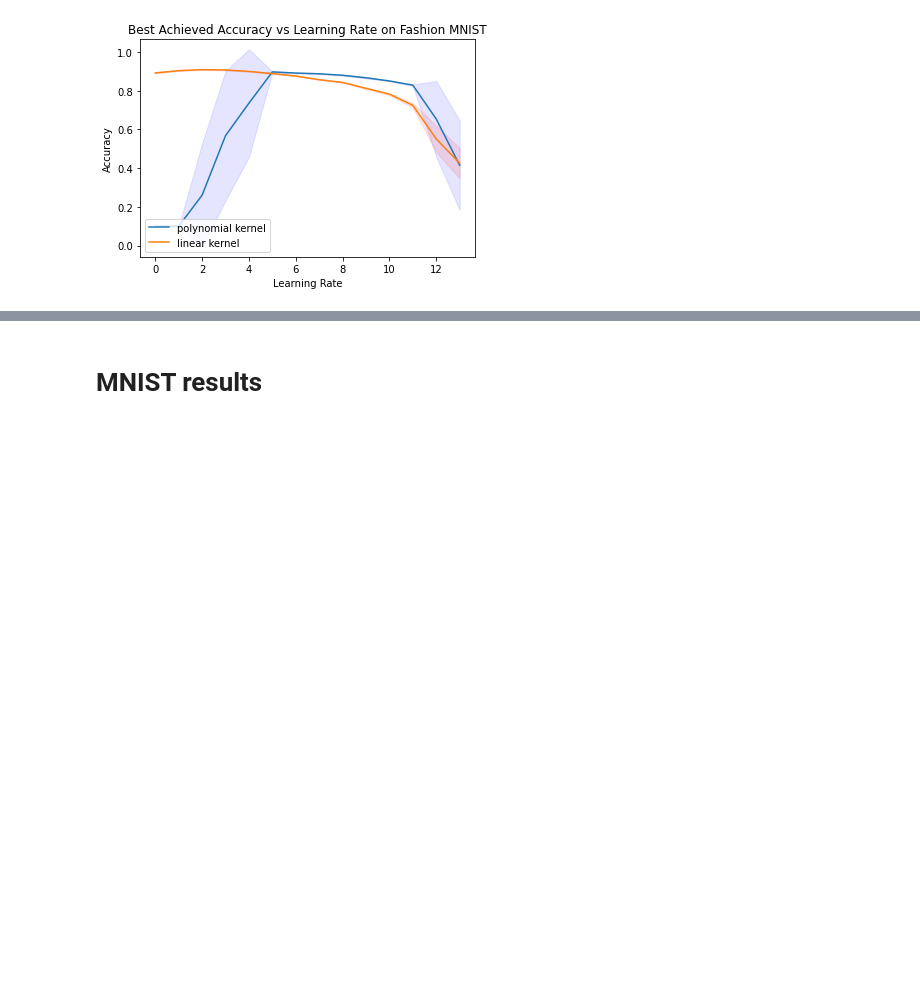
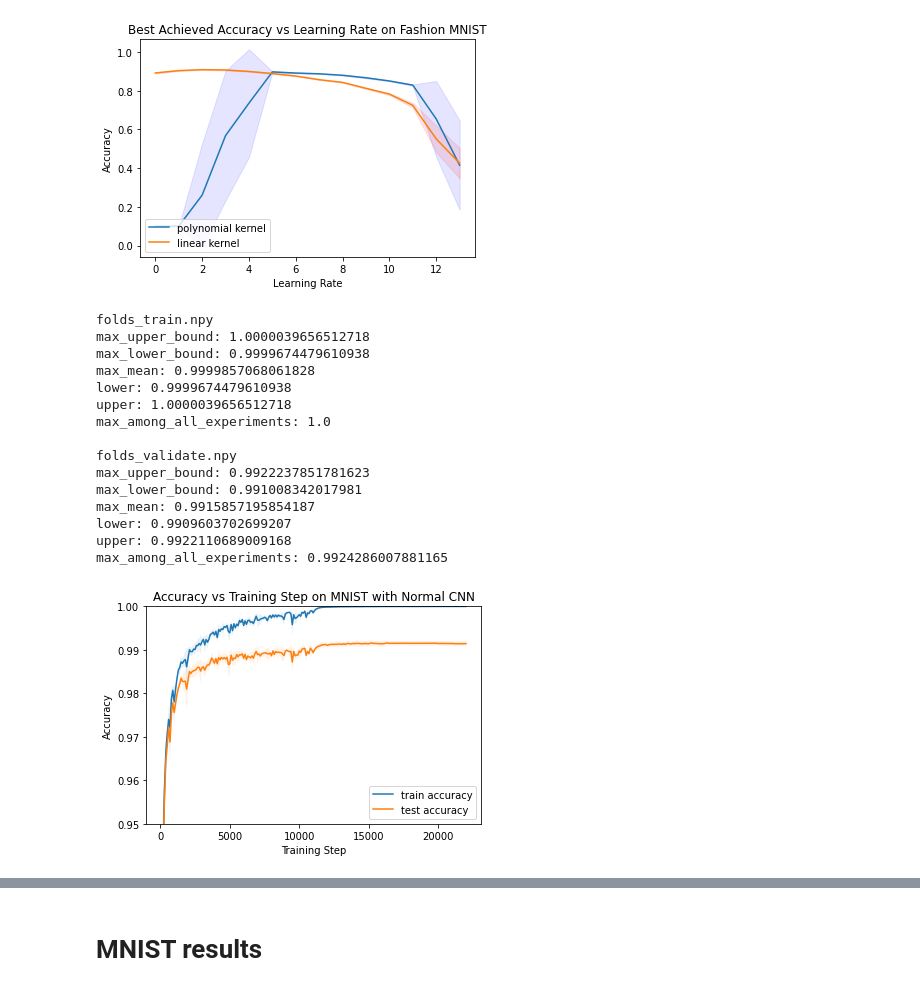
Before and after one commit to NickPerezCarletonUniversity/Kervolution, a Jupyter notebook: Create_Plots.ipynb, the cells around one changed output, grey strips where cells are left out. Saved outputs shown, nothing was run; the diff lists cells and outputs as text; code cells hidden in the pictures; blank space fills up the shorter version.

Commit message:
acquired better overfitting plots

```diff
--- a/Create_Plots.ipynb
+++ b/Create_Plots.ipynb
@@ -147,3 +169,49 @@ def generate_figure(path_to_files, list_of_file_names, learning_rates_file, fig_
     plt.legend(fig_legend, loc=legend_loc)
     plt.savefig(os.path.join(os.getcwd(), file_to_save),pil_kwargs={'quality':95}, dpi=300)
     plt.show()
+# %%
+#overfitting example
+
+list_of_folds_train = []
+for path, directories, files in os.walk('overfitting_logs/mnist/train/linear_trainable/'):
+    if 'training_accuracies_np_array.npy' in files:
+        list_of_folds_train.append(np.load(os.path.join(path, 'training_accuracies_np_array.npy')))
+
+list_of_folds_validate = []
+for path, directories, files in os.walk('overfitting_logs/mnist/validate/linear_trainable/'):
+    if 'validate_accuracies_np_array.npy' in files:
+        list_of_folds_validate.append(np.load(os.path.join(path, 'validate_accuracies_np_array.npy')))
+#print(list_of_folds_validate)
+
+list_of_folds_train = np.array(list_of_folds_train)
+np.save('overfitting_logs/folds_train', list_of_folds_train)
+list_of_folds_validate = np.array(list_of_folds_validate)
+np.save('overfitting_logs/folds_validate', list_of_folds_validate)
+
+path_to_files = os.path.join(os.getcwd(),'overfitting_logs')
+list_of_file_names = ['folds_train.npy', 'folds_validate.npy']
+learning_rates_file = ''
+fig_title = 'Accuracy vs Training Step on MNIST with Normal CNN'
+fig_legend = ['train accuracy', 'test accuracy']
+file_to_save = "overfitting_mnist_linear.jpg"
+x_label = 'Training Step'
+y_label = 'Accuracy'
+generate_figure(path_to_files, list_of_file_names, learning_rates_file, fig_title, fig_legend, file_to_save,
+                x_label, y_label, legend_loc="lower right", single_learning_rate=True, axis_ylim=[0.95,1.0])
+# %% [output]
+folds_train.npy
+max_upper_bound: 1.0000039656512718
+max_lower_bound: 0.9999674479610938
+max_mean: 0.9999857068061828
+lower: 0.9999674479610938
+upper: 1.0000039656512718
+max_among_all_experiments: 1.0
+
+folds_validate.npy
+max_upper_bound: 0.9922237851781623
+max_lower_bound: 0.991008342017981
+max_mean: 0.9915857195854187
+lower: 0.9909603702699207
+upper: 0.9922110689009168
+max_among_all_experiments: 0.9924286007881165
+[figure, added]
```
Also changed, not shown: parts of 8 cells of this notebook, 42 other files.
